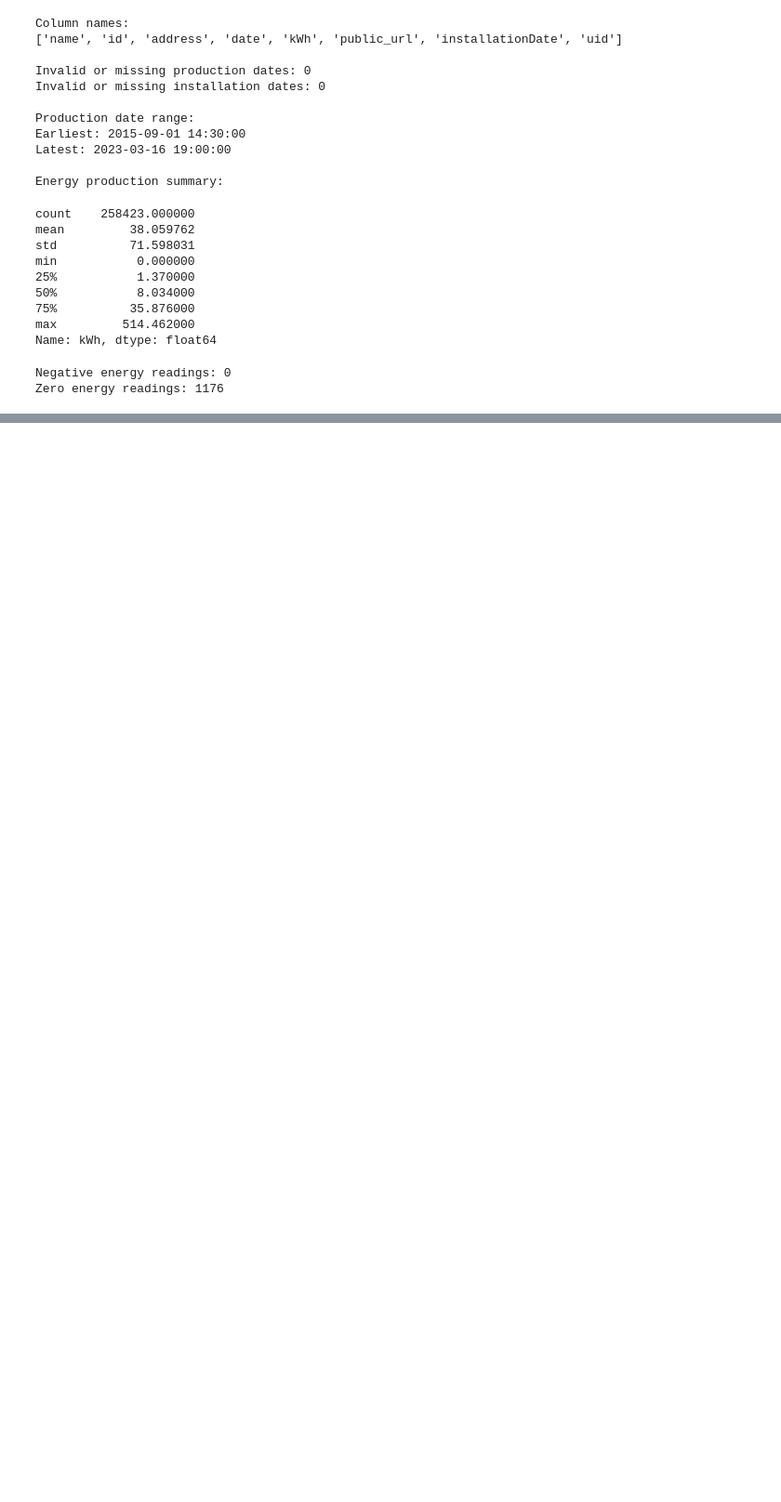
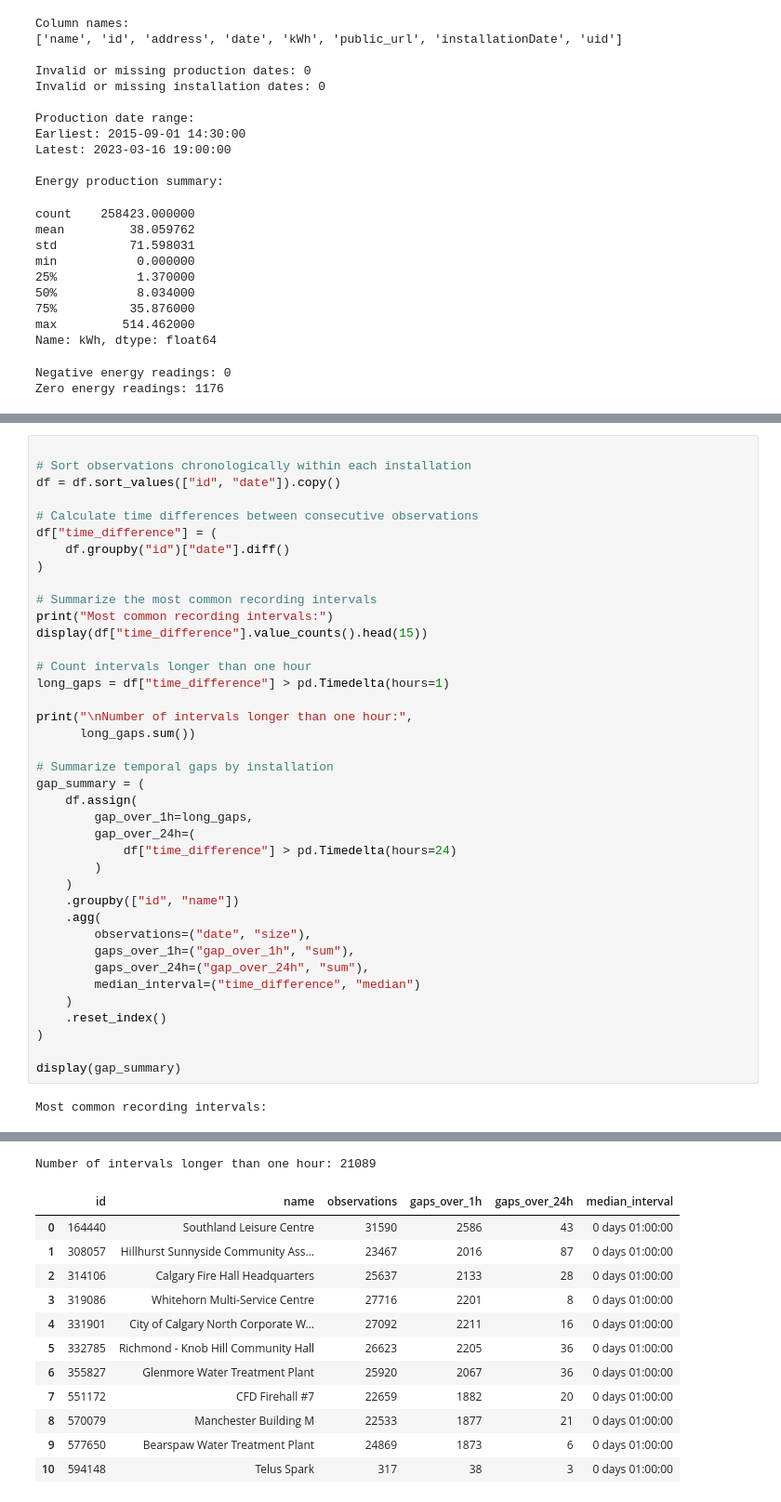
Before and after one commit to damisar/Solar-Energy-Production-Analysis, a Jupyter notebook: notebooks/solar_production_eda.ipynb, the cells around one changed output, grey strips where cells are left out. Shown at 93% size. Cells and saved outputs as stored; diff of their text form; blank space fills up the shorter version.

```diff
--- a/notebooks/solar_production_eda.ipynb
+++ b/notebooks/solar_production_eda.ipynb
@@ -195,0 +325,41 @@ Zero energy readings: 1176
+# %%
+
+# Sort observations chronologically within each installation
+df = df.sort_values(["id", "date"]).copy()
+
+# Calculate time differences between consecutive observations
+df["time_difference"] = (
+    df.groupby("id")["date"].diff()
+)
+
+# Summarize the most common recording intervals
+print("Most common recording intervals:")
+display(df["time_difference"].value_counts().head(15))
+
+# Count intervals longer than one hour
+long_gaps = df["time_difference"] > pd.Timedelta(hours=1)
+
+print("\nNumber of intervals longer than one hour:",
+      long_gaps.sum())
+
+# Summarize temporal gaps by installation
+gap_summary = (
+    df.assign(
+        gap_over_1h=long_gaps,
+        gap_over_24h=(
+            df["time_difference"] > pd.Timedelta(hours=24)
+        )
+    )
+    .groupby(["id", "name"])
+    .agg(
+        observations=("date", "size"),
+        gaps_over_1h=("gap_over_1h", "sum"),
+        gaps_over_24h=("gap_over_24h", "sum"),
+        median_interval=("time_difference", "median")
+    )
+    .reset_index()
+)
+
+display(gap_summary)
+# %% [output]
+Most common recording intervals:
@@ -195,0 +383,13 @@ Zero energy readings: 1176
+Number of intervals longer than one hour: 21089
+|  | id | name | observations | gaps_over_1h | gaps_over_24h | median_interval |
+| 0 | 164440 | Southland Leisure Centre | 31590 | 2586 | 43 | 0 days 01:00:00 |
+| 1 | 308057 | Hillhurst Sunnyside Community Ass... | 23467 | 2016 | 87 | 0 days 01:00:00 |
+| 2 | 314106 | Calgary Fire Hall Headquarters | 25637 | 2133 | 28 | 0 days 01:00:00 |
+| 3 | 319086 | Whitehorn Multi-Service Centre | 27716 | 2201 | 8 | 0 days 01:00:00 |
+| 4 | 331901 | City of Calgary North Corporate W... | 27092 | 2211 | 16 | 0 days 01:00:00 |
+| 5 | 332785 | Richmond - Knob Hill Community Hall | 26623 | 2205 | 36 | 0 days 01:00:00 |
+| 6 | 355827 | Glenmore Water Treatment Plant | 25920 | 2067 | 36 | 0 days 01:00:00 |
+| 7 | 551172 | CFD Firehall #7 | 22659 | 1882 | 20 | 0 days 01:00:00 |
+| 8 | 570079 | Manchester Building M | 22533 | 1877 | 21 | 0 days 01:00:00 |
+| 9 | 577650 | Bearspaw Water Treatment Plant | 24869 | 1873 | 6 | 0 days 01:00:00 |
+| 10 | 594148 | Telus Spark | 317 | 38 | 3 | 0 days 01:00:00 |
```
Also changed, not shown: parts of 12 cells of this notebook.
